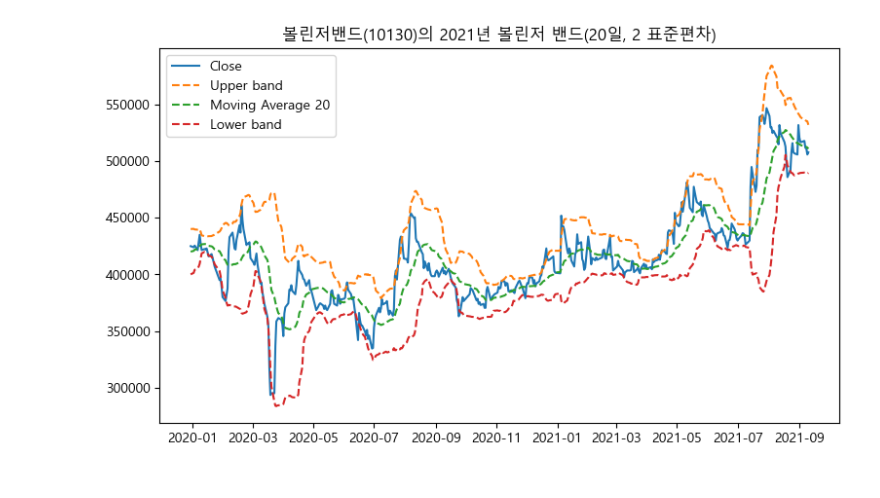
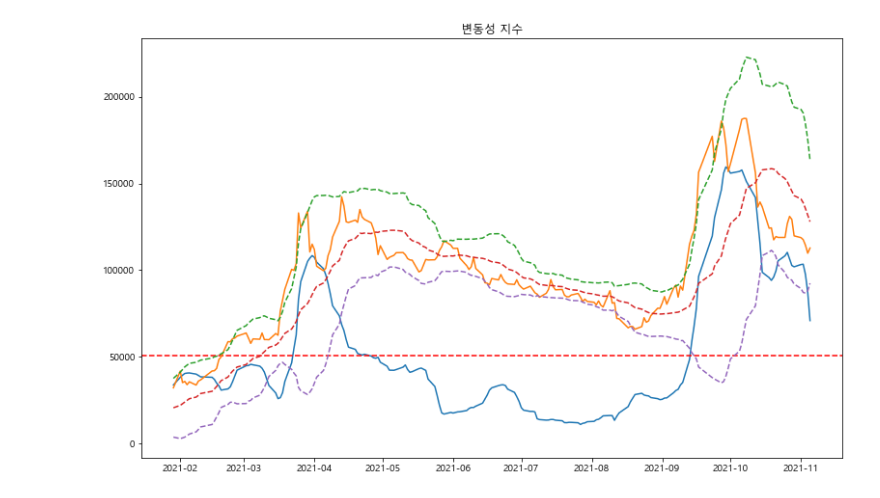
Before and after one commit to ghdakrk/Study_quant, a Jupyter notebook: bollinger_band.ipynb, the cells around one changed output. Drawn from its saved outputs; the diff is of its cells as text; code cells hidden in the pictures.

```diff
--- a/bollinger_band.ipynb
+++ b/bollinger_band.ipynb
@@ -15,6 +17,10 @@ stock_list['종목명'] = stock_list['종목코드'].map(lambda x: stock.get_mar
 # %%
-ticker = stock_list.loc[stock_list['종목명']=='카카오', '종목코드']
-df = stock.get_market_ohlcv_by_date(fromdate="20210101", todate="20210924", ticker=ticker)
+name = '데브시스터즈'
+fromdate = str(20210101)
+todate = str(20211107)
+
+ticker = stock_list.loc[stock_list['종목명']==name, '종목코드']
+df = stock.get_market_ohlcv_by_date(fromdate=fromdate, todate=todate, ticker=ticker)
 
 
 df = df.rename(columns={'시가':'Open', '고가':'High', '저가':'Low', '종가':'Close', '거래량':'Volume'})
@@ -30,7 +36,7 @@ plt.plot(df.index, df['Close'], label='Close')
 plt.plot(df.index, df['upper'], linestyle='dashed', label='Upper band')
 plt.plot(df.index, df['ma20'], linestyle='dashed', label='Moving Average 20')
 plt.plot(df.index, df['lower'], linestyle='dashed', label='Lower band')
-plt.title(f'{"천보"}({int(ticker.values)})의 2021년 볼린저 밴드(20일, 2 표준편차)')
+plt.title(f'{name}({int(ticker.values)})의 2021년 볼린저 밴드(20일, 2 표준편차)')
 plt.legend(loc='best');
 plt.show()
 # %% [output]
@@ -37,0 +44,3 @@ plt.show()
+# %%
+df['volatility'] = df['upper'] - df['lower']
+df.head()
@@ -38,19 +55,12 @@ plt.show()
 # %%
-ticker = stock_list.loc[stock_list['종목명']=='고려아연', '종목코드']
-df = stock.get_market_ohlcv_by_date(fromdate="20191201", todate="20210910", ticker=ticker)
-df = df.rename(columns={'시가':'Open', '고가':'High', '저가':'Low', '종가':'Close', '거래량':'Volume'})
-df['ma20'] = df['Close'].rolling(window=20).mean() # 20일 이동평균
-df['stddev'] = df['Close'].rolling(window=20).std() # 20일 이동표준편차
-df['upper'] = df['ma20'] + 2*df['stddev'] # 상단밴드
-df['lower'] = df['ma20'] - 2*df['stddev'] # 하단밴드
-df = df[19:] # 20일 이동평균을 구했기 때문에 20번째 행부터 값이 들어가 있음
-plt.figure(figsize=(9, 5))
+plt.figure(figsize=(13, 8))
+plt.plot(df['volatility'])
+plt.axhline(df['volatility'].mean(), color='red', linestyle='--')
 plt.plot(df.index, df['Close'], label='Close')
 plt.plot(df.index, df['upper'], linestyle='dashed', label='Upper band')
 plt.plot(df.index, df['ma20'], linestyle='dashed', label='Moving Average 20')
 plt.plot(df.index, df['lower'], linestyle='dashed', label='Lower band')
-plt.title(f'{"볼린저밴드"}({int(ticker.values)})의 2021년 볼린저 밴드(20일, 2 표준편차)')
-plt.legend(loc='best');
+plt.title('변동성 지수')
 plt.show()
 # %% [output]
-[figure, old version]
+[figure, new version]
```
Also changed, not shown: parts of 9 cells of this notebook, 6 other files.
